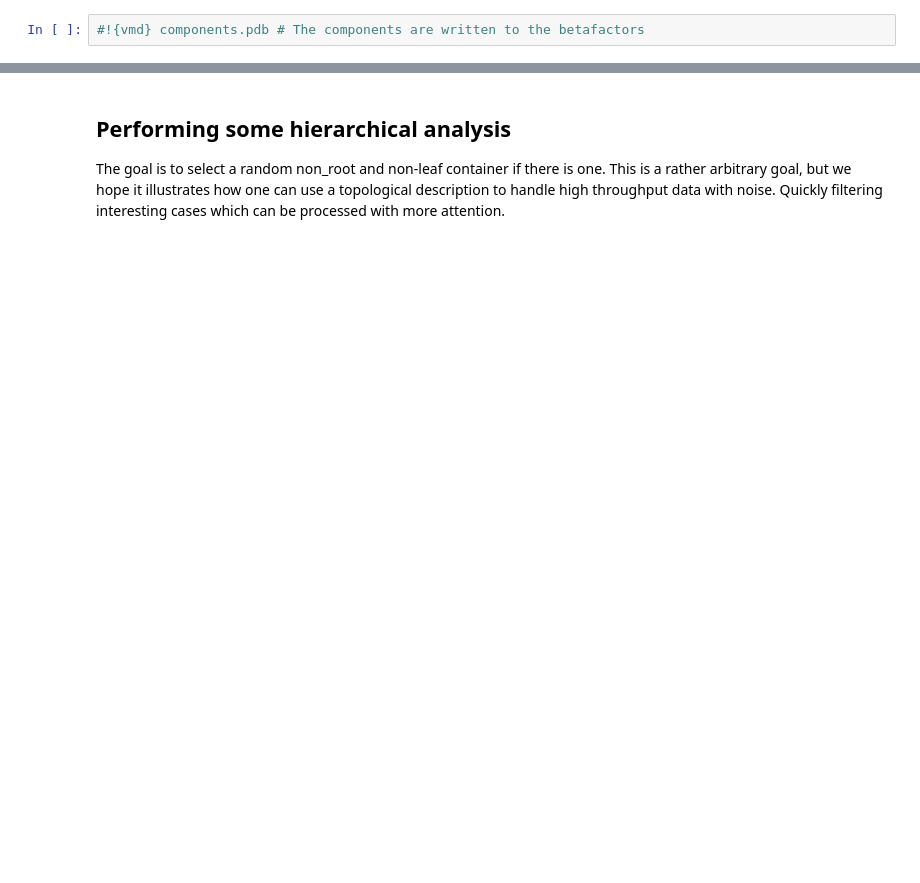
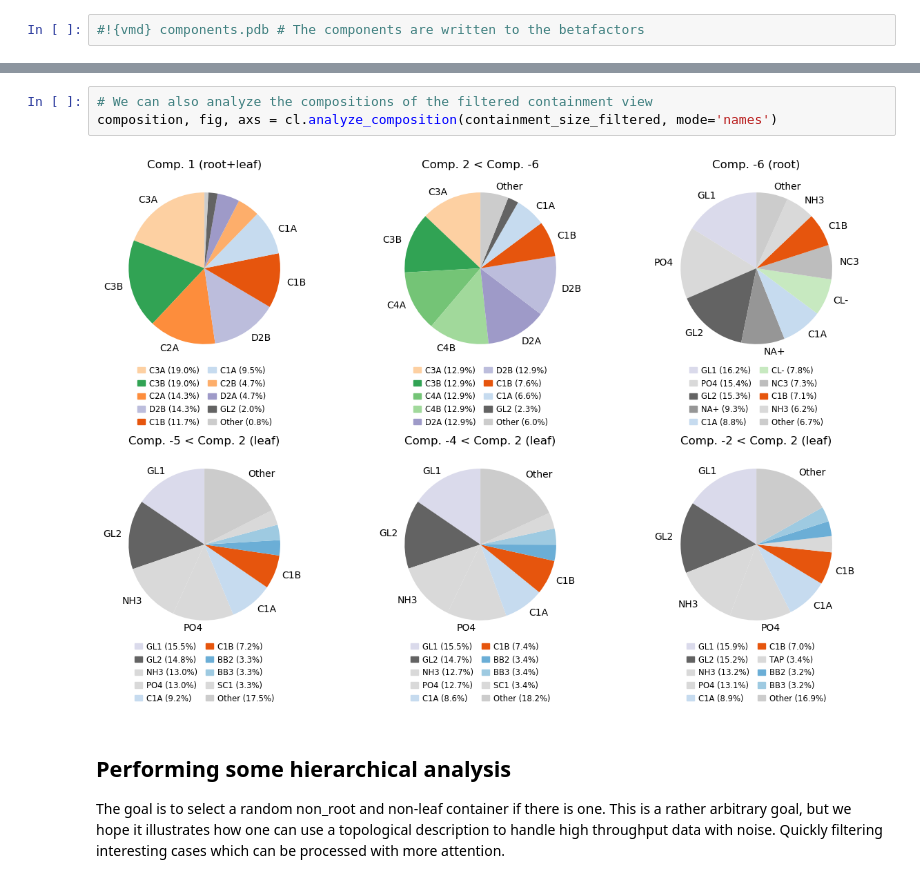
Before and after one commit to BartBruininks/mdvcontainment, a Jupyter notebook: examples/notebooks/axiomatic_voxels.ipynb, the cells around one changed output, grey strips where cells are left out. Drawn from its saved outputs; the diff is of its cells as text; blank space fills up the shorter version.

```diff
--- a/examples/notebooks/axiomatic_voxels.ipynb
+++ b/examples/notebooks/axiomatic_voxels.ipynb
@@ -128,3 +85,8 @@ Containment Graph with 2 components (component: nvoxels: rank):
+# %%
+# We can also analyze the compositions of the filtered containment view
+composition, fig, axs = cl.analyze_composition(containment_size_filtered, mode='names')
+# %% [output]
+[figure, added]
 # %% [markdown]
 ## Performing some hierarchical analysis
 The goal is to select a random non_root and non-leaf container if there is one.
```
Also changed, not shown: parts of 15 cells of this notebook, 2 other files.
